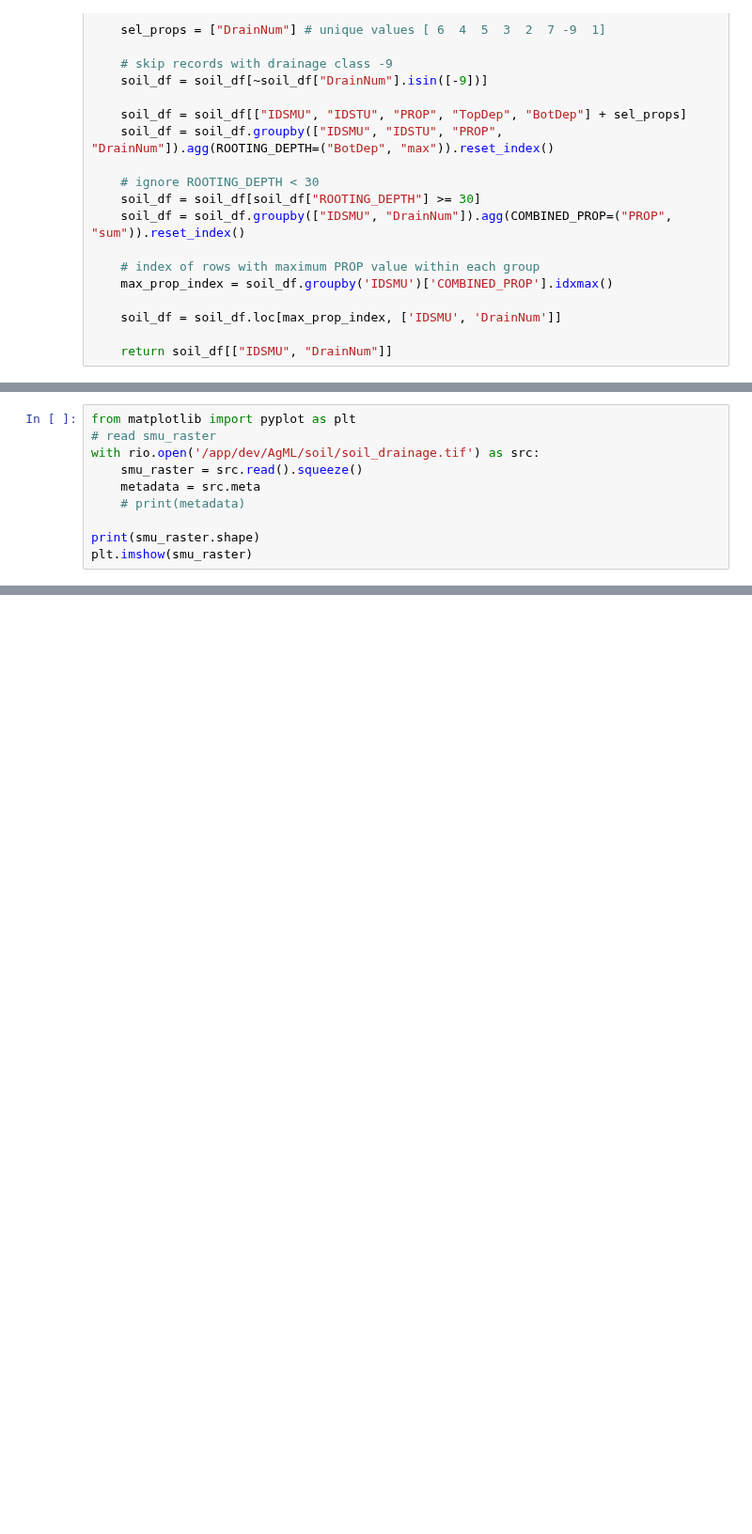
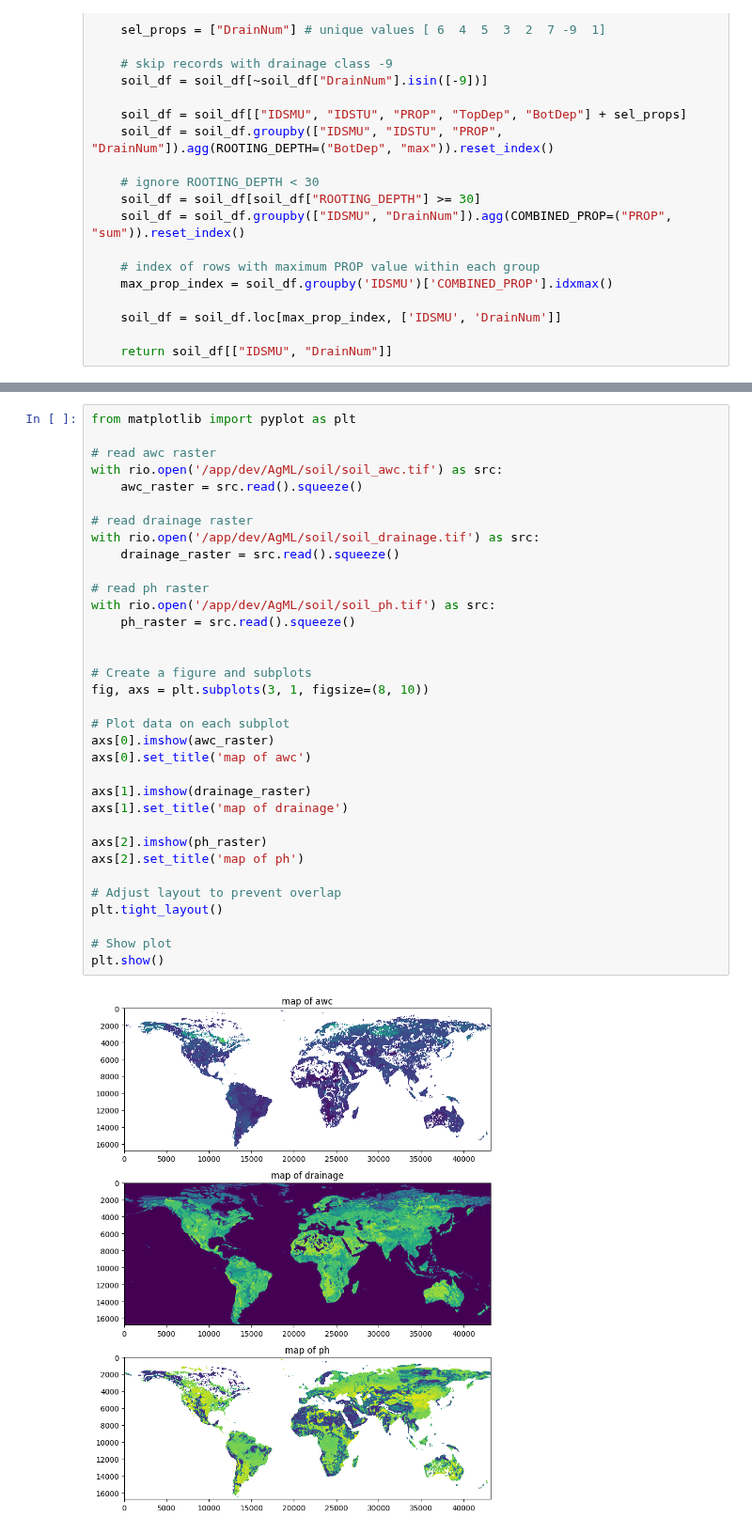
Before and after one commit to BigDataWUR/AgML-CY-Bench, a Jupyter notebook: data_preparation/global_soil_WISE/wise_data_preparation.ipynb, the cells around one changed output, grey strips where cells are left out. Shown at 94% size. Drawn from its saved outputs; the diff is of its cells as text; blank space fills up the shorter version.

```diff
--- a/data_preparation/global_soil_WISE/wise_data_preparation.ipynb
+++ b/data_preparation/global_soil_WISE/wise_data_preparation.ipynb
@@ -97,10 +226,0 @@ write_prop_raster(data_path, 'wise_30sec_v1.tif', soil_prop, "DrainNum", '/app/d
-# %%
-from matplotlib import pyplot as plt
-# read smu_raster
-with rio.open('/app/dev/AgML/soil/soil_drainage.tif') as src:
-    smu_raster = src.read().squeeze()
-    metadata = src.meta
-    # print(metadata)
-
-print(smu_raster.shape)
-plt.imshow(smu_raster)
@@ -110,0 +229,36 @@ plt.imshow(smu_raster)
+# %%
+from matplotlib import pyplot as plt
+
+# read awc raster
+with rio.open('/app/dev/AgML/soil/soil_awc.tif') as src:
+    awc_raster = src.read().squeeze()
+
+# read drainage raster
+with rio.open('/app/dev/AgML/soil/soil_drainage.tif') as src:
+    drainage_raster = src.read().squeeze()
+
+# read ph raster
+with rio.open('/app/dev/AgML/soil/soil_ph.tif') as src:
+    ph_raster = src.read().squeeze()
+
+
+# Create a figure and subplots
+fig, axs = plt.subplots(3, 1, figsize=(8, 10))
+
+# Plot data on each subplot
+axs[0].imshow(awc_raster)
+axs[0].set_title('map of awc')
+
+axs[1].imshow(drainage_raster)
+axs[1].set_title('map of drainage')
+
+axs[2].imshow(ph_raster)
+axs[2].set_title('map of ph')
+
+# Adjust layout to prevent overlap
+plt.tight_layout()
+
+# Show plot
+plt.show()
+# %% [output]
+[figure, added]
```
Also changed, not shown: parts of 8 cells of this notebook.
